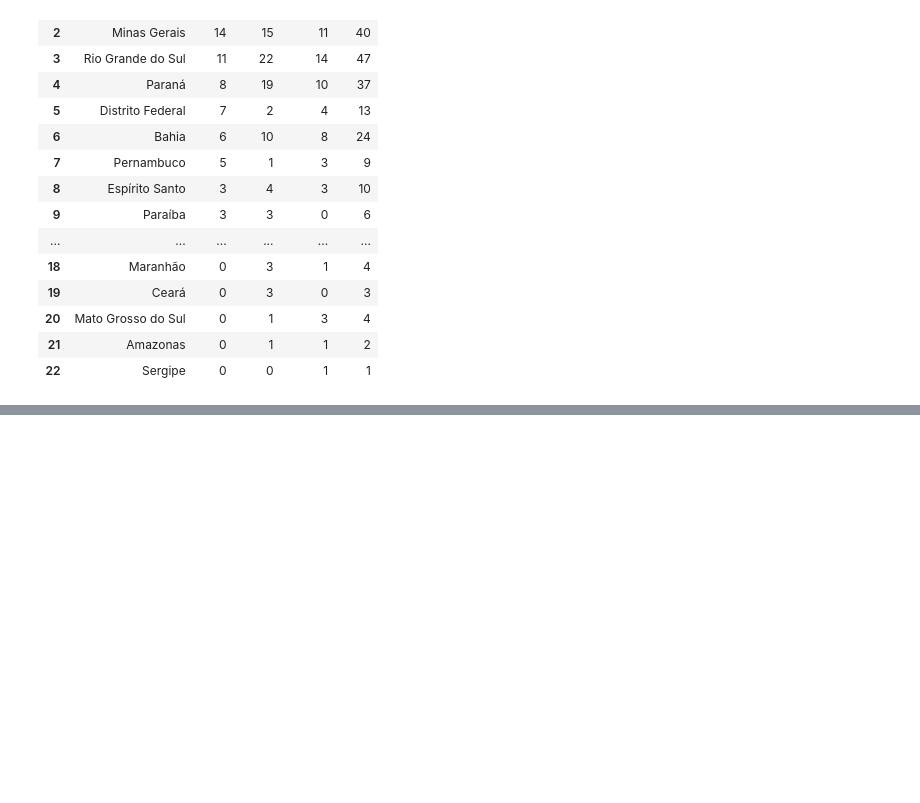
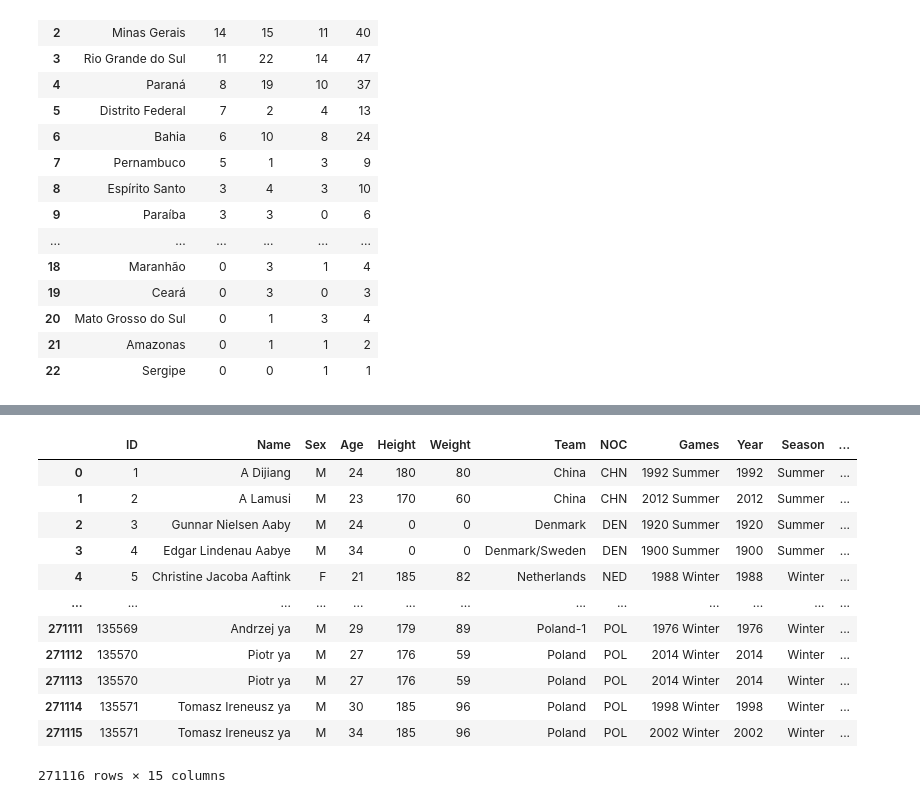
Before and after one commit to brunabellini/Projeto_Olimpiadas, a Jupyter notebook: olimpiada.ipynb, the cells around one changed output, grey strips where cells are left out. Cells and saved outputs as stored; diff of their text form; code cells hidden in the pictures; blank space fills up the shorter version.

```diff
--- a/olimpiada.ipynb
+++ b/olimpiada.ipynb
@@ -120,0 +133,18 @@ df2_index
+# %%
+ate_rio2016 = pd.read_csv('athlete_events.csv')
+ate_rio2016.fillna('0', inplace=True)
+ate_rio2016
+# %% [output]
+|  | ID | Name | Sex | Age | Height | Weight | Team | NOC | Games | Year | Season | ... |
+| 0 | 1 | A Dijiang | M | 24 | 180 | 80 | China | CHN | 1992 Summer | 1992 | Summer | ... |
+| 1 | 2 | A Lamusi | M | 23 | 170 | 60 | China | CHN | 2012 Summer | 2012 | Summer | ... |
+| 2 | 3 | Gunnar Nielsen Aaby | M | 24 | 0 | 0 | Denmark | DEN | 1920 Summer | 1920 | Summer | ... |
+| 3 | 4 | Edgar Lindenau Aabye | M | 34 | 0 | 0 | Denmark/Sweden | DEN | 1900 Summer | 1900 | Summer | ... |
+| 4 | 5 | Christine Jacoba Aaftink | F | 21 | 185 | 82 | Netherlands | NED | 1988 Winter | 1988 | Winter | ... |
+| ... | ... | ... | ... | ... | ... | ... | ... | ... | ... | ... | ... | ... |
+| 271111 | 135569 | Andrzej ya | M | 29 | 179 | 89 | Poland-1 | POL | 1976 Winter | 1976 | Winter | ... |
+| 271112 | 135570 | Piotr ya | M | 27 | 176 | 59 | Poland | POL | 2014 Winter | 2014 | Winter | ... |
+| 271113 | 135570 | Piotr ya | M | 27 | 176 | 59 | Poland | POL | 2014 Winter | 2014 | Winter | ... |
+| 271114 | 135571 | Tomasz Ireneusz ya | M | 30 | 185 | 96 | Poland | POL | 1998 Winter | 1998 | Winter | ... |
+| 271115 | 135571 | Tomasz Ireneusz ya | M | 34 | 185 | 96 | Poland | POL | 2002 Winter | 2002 | Winter | ... |
+271116 rows × 15 columns
```
Also changed, not shown: parts of 5 cells of this notebook, 3 other files.
